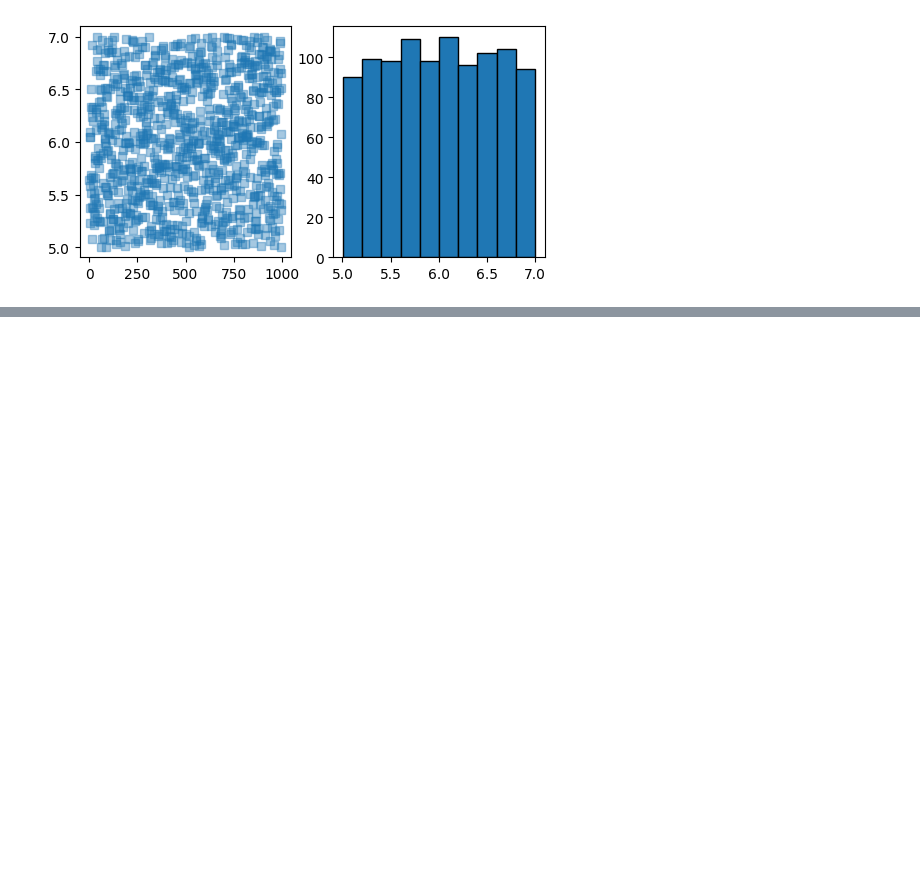
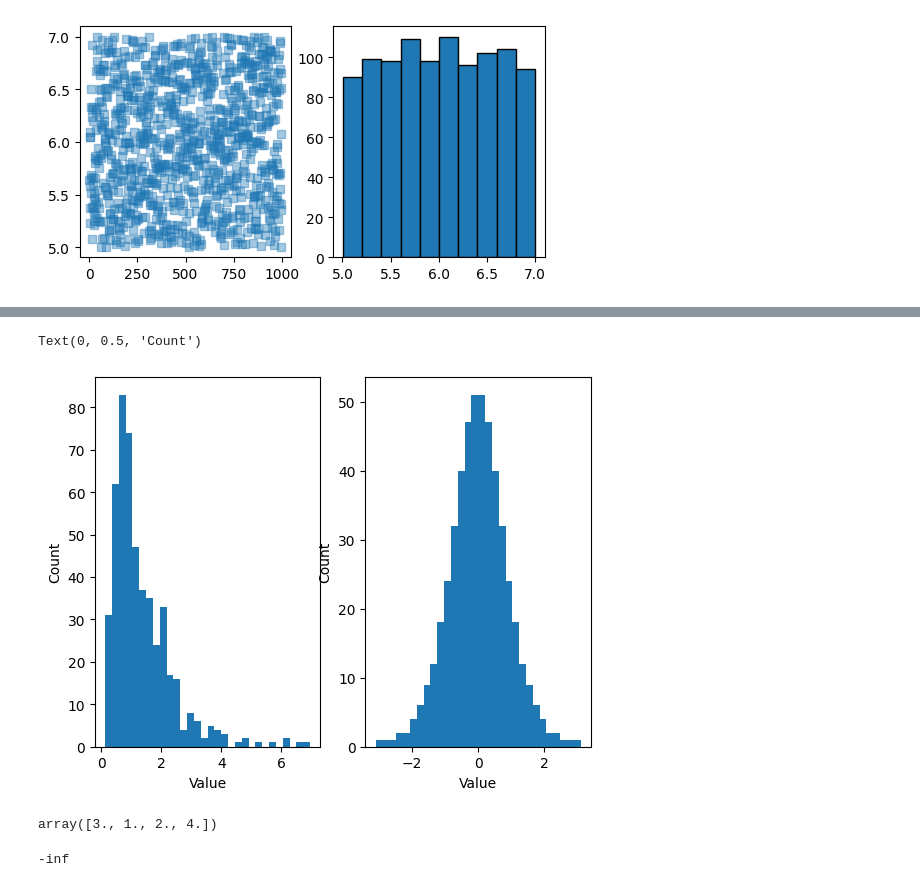
Before and after one commit to yaowenqiang/master_math_by_coding_in_python, a Jupyter notebook: building_distribution_from_random_numbers.ipynb, the cells around one changed output, grey strips where cells are left out. Saved outputs shown, nothing was run; the diff lists cells and outputs as text; code cells hidden in the pictures; blank space fills up the shorter version.

Commit message:
add normalize distribution into Gaussian distribution notes

```diff
--- a/building_distribution_from_random_numbers.ipynb
+++ b/building_distribution_from_random_numbers.ipynb
@@ -41,0 +44,35 @@ Mean is 3.482, variance is 3.66968
+# %%
+n = 500
+orig_data = 2**np.random.randn(n)
+
+
+rank_data = rankdata(orig_data)
+rank_data = np.append(rank_data, np.max(rank_data) + 1)
+
+normal_data = 2*(rank_data/np.max(rank_data))-1
+normal_data =np.delete(normal_data,n)
+
+# apply the inverse hyperbolic transform
+
+trans_data = np.arctanh(normal_data)
+
+fig, ax = plt.subplots(1,2)
+
+ax[0].hist(orig_data, 30)
+ax[0].set_xlabel('Value')
+ax[0].set_ylabel('Count')
+
+ax[1].hist(trans_data, 30)
+ax[1].set_xlabel('Value')
+ax[1].set_ylabel('Count')
+# %% [output]
+Text(0, 0.5, 'Count')
+[figure, added]
+# %%
+rankdata([1.11,1,1.1,1000000000])
+# %% [output]
+array([3., 1., 2., 4.])
+# %%
+np.arctanh(-1)
+# %% [output]
+-inf
```
Also changed, not shown: parts of 2 cells of this notebook, 1 other file.
